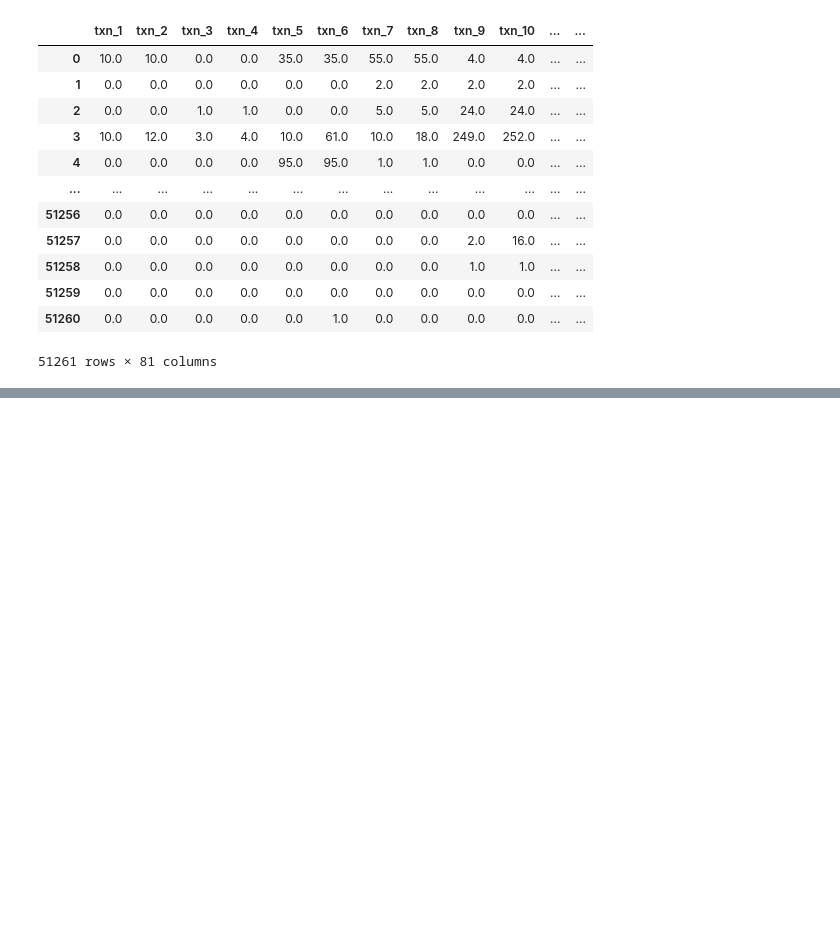
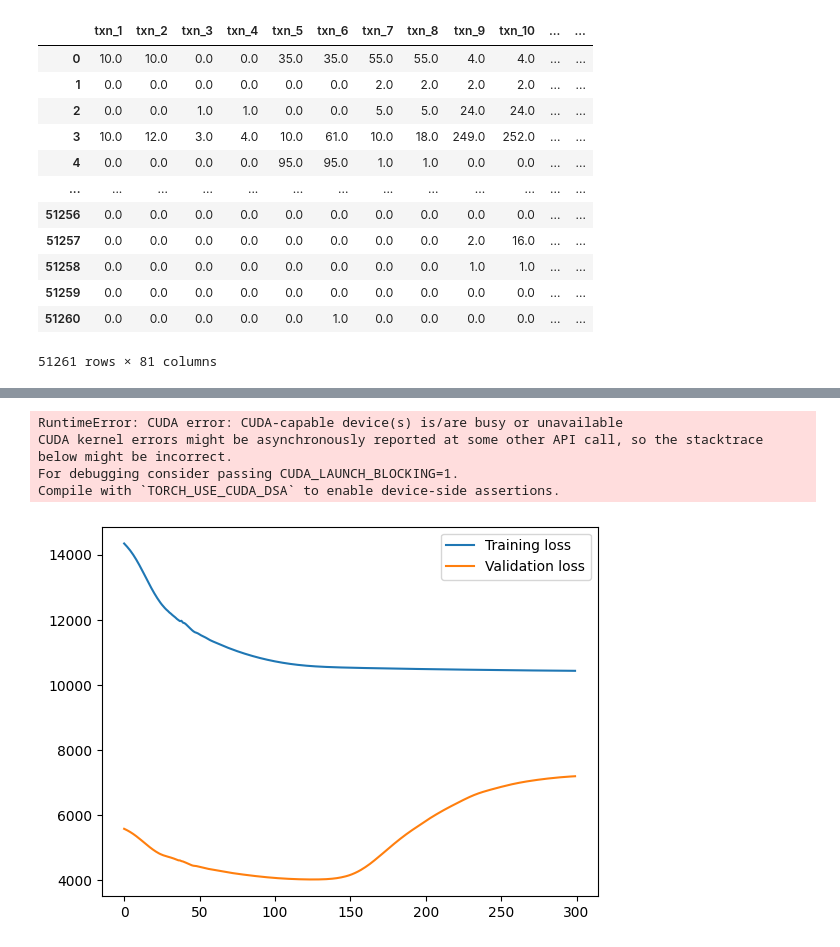
Before and after one commit to LokeshBadisa/Convolve2.0, a Jupyter notebook: Lokesh/RNN.ipynb, the cells around one changed output, grey strips where cells are left out. Cells and saved outputs as stored; diff of their text form; code cells hidden in the pictures; blank space fills up the shorter version.

```diff
--- a/Lokesh/RNN.ipynb
+++ b/Lokesh/RNN.ipynb
@@ -192,0 +356,39 @@ plt.show()
+# %%
+#Method 4: BiLSTM
+# Instantiate the models
+bilstm_model = BiLSTMModel(input_size=1, hidden_size=4, output_size=2)
+linear_model = LinearModel(input_size=89, output_size=8)
+combined_model4 = CombinedModel(bilstm_model, linear_model, 10).cuda()
+
+
+#Write train loop for our model
+criterion = nn.CrossEntropyLoss()
+optimizer = torch.optim.Adam(combined_model4.parameters(), lr=0.01)
+
+num_epochs = 1000
+train_loss_bilstm = []
+test_loss_bilstm = []
+
+for epoch in range(num_epochs):
+    combined_model4.train()
+    optimizer.zero_grad()
+    y_pred = combined_model4(torch.Tensor(X_train2).unsqueeze(-1).cuda(),torch.Tensor(X_train1).cuda())
+    loss = criterion(y_pred.squeeze(),torch.Tensor(y_train.values).cuda())
+    loss.backward()
+    optimizer.step()
+    teloss = criterion(combined_model4(torch.Tensor(X_test2).unsqueeze(-1).cuda(),torch.Tensor(X_test1)).squeeze().cuda(),torch.Tensor(y_test.values).cuda())
+    test_loss.append(teloss.item())
+    train_loss.append(loss.item())
+    print('Epoch: {} \tLoss: {:.6f}'.format(epoch + 1, loss.item()))
+# %% [output]
+RuntimeError: CUDA error: CUDA-capable device(s) is/are busy or unavailable
+CUDA kernel errors might be asynchronously reported at some other API call, so the stacktrace below might be incorrect.
+For debugging consider passing CUDA_LAUNCH_BLOCKING=1.
+Compile with `TORCH_USE_CUDA_DSA` to enable device-side assertions.
+# %%
+plt.plot(range(300),train_loss, label='Training loss')
+plt.plot(range(300),test_loss, label='Validation loss')
+plt.legend()
+plt.show()
+# %% [output]
+[figure, added]
```
Also changed, not shown: parts of 15 cells of this notebook.
